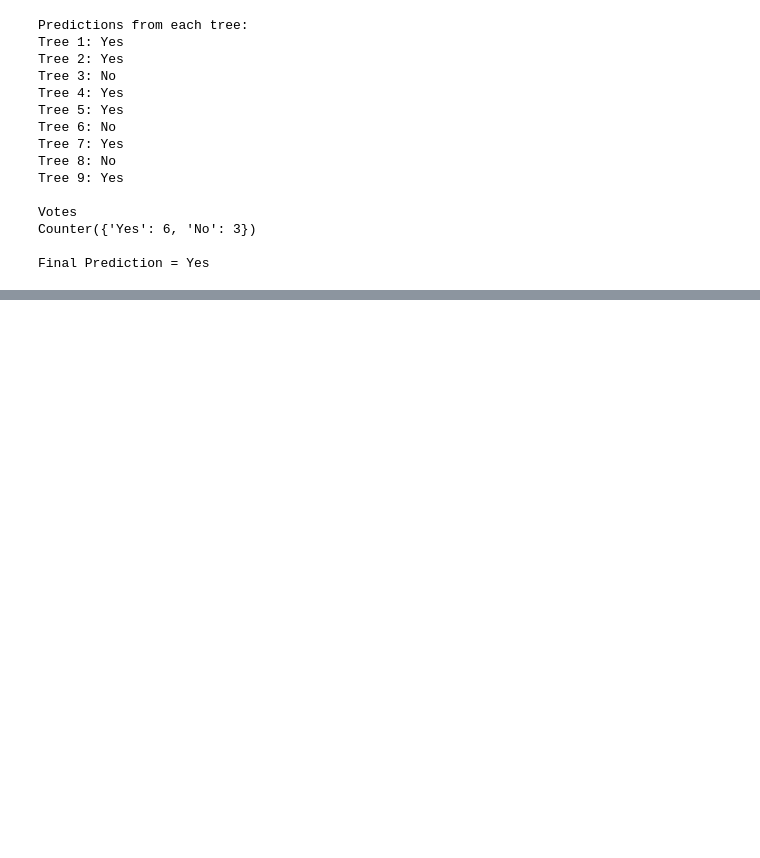
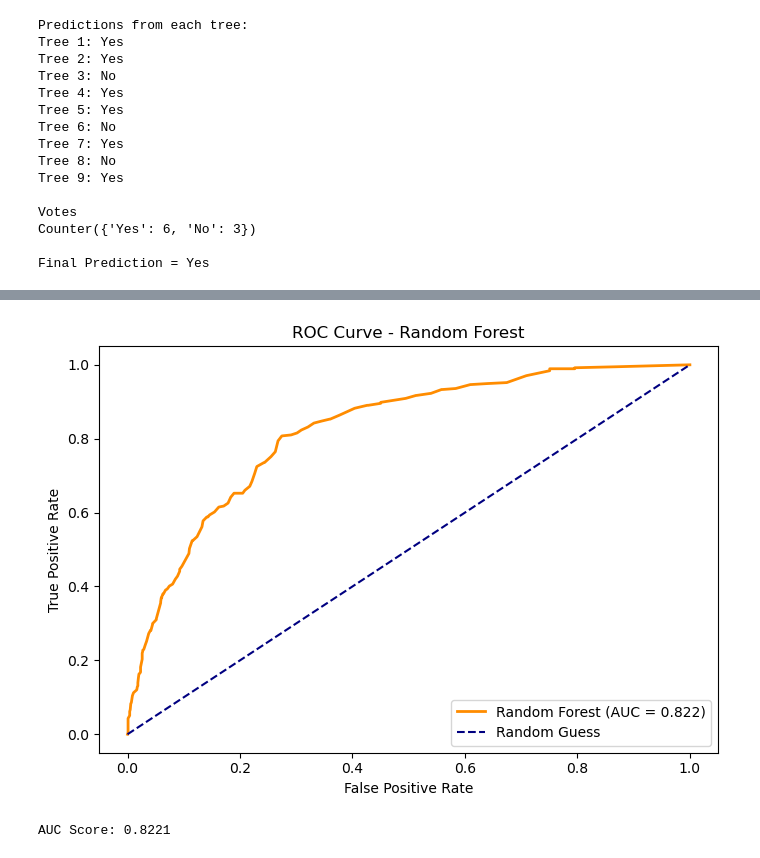
Before and after one commit to Hansy21/BMDS3003-Data-Science-Telcom-Customer-Churn-, a Jupyter notebook: member3_random_forest/RandomForest_exploration.ipynb, the cells around one changed output, grey strips where cells are left out. Saved outputs shown, nothing was run; the diff lists cells and outputs as text; code cells hidden in the pictures; blank space fills up the shorter version.

```diff
--- a/member3_random_forest/RandomForest_exploration.ipynb
+++ b/member3_random_forest/RandomForest_exploration.ipynb
@@ -311,0 +349,20 @@ Final Prediction = Yes
+# %%
+from sklearn.ensemble import RandomForestClassifier
+
+# Create the Random Forest classifier
+rf_model = RandomForestClassifier(
+    n_estimators=100,
+    random_state=42,
+    criterion="gini"
+
+)
+
+# Train the model
+rf_model.fit(X_train, y_train)
+
+print("Random Forest model trained successfully!")
+
+print("Number of trees built:", len(rf_model.estimators_))
+print("Training samples:", X_train.shape[0])
+print("Testing samples :", X_test.shape[0])
+print("Number of features:", X_train.shape[1])
@@ -311,0 +553,45 @@ Final Prediction = Yes
+# %%
+from sklearn.metrics import roc_curve, roc_auc_score
+import matplotlib.pyplot as plt
+
+# Predict the probability of the positive class (Churn = 1)
+y_prob = rf_model.predict_proba(X_test)[:, 1]
+
+# Calculate ROC Curve
+fpr, tpr, thresholds = roc_curve(y_test, y_prob)
+
+# Calculate AUC Score
+auc_score = roc_auc_score(y_test, y_prob)
+
+# Plot ROC Curve
+plt.figure(figsize=(7,5))
+
+plt.plot(
+    fpr,
+    tpr,
+    color="darkorange",
+    linewidth=2,
+    label=f"Random Forest (AUC = {auc_score:.3f})"
+)
+
+# Random classifier reference line
+plt.plot(
+    [0,1],
+    [0,1],
+    linestyle="--",
+    color="navy",
+    label="Random Guess"
+)
+
+plt.xlabel("False Positive Rate")
+plt.ylabel("True Positive Rate")
+plt.title("ROC Curve - Random Forest")
+plt.legend(loc="lower right")
+
+plt.tight_layout()
+plt.show()
+
+print(f"AUC Score: {auc_score:.4f}")
+# %% [output]
+[figure, added]
+AUC Score: 0.8221
```
Also changed, not shown: parts of 41 cells of this notebook, 8 other files.
